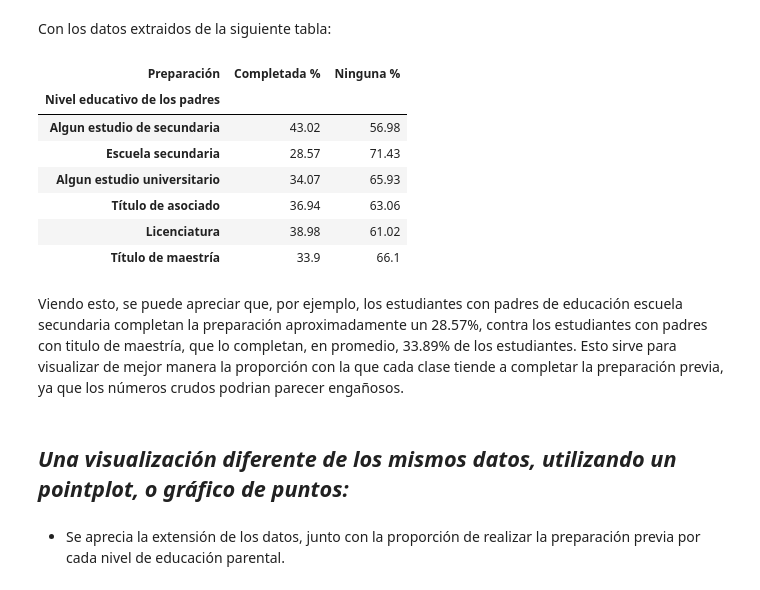
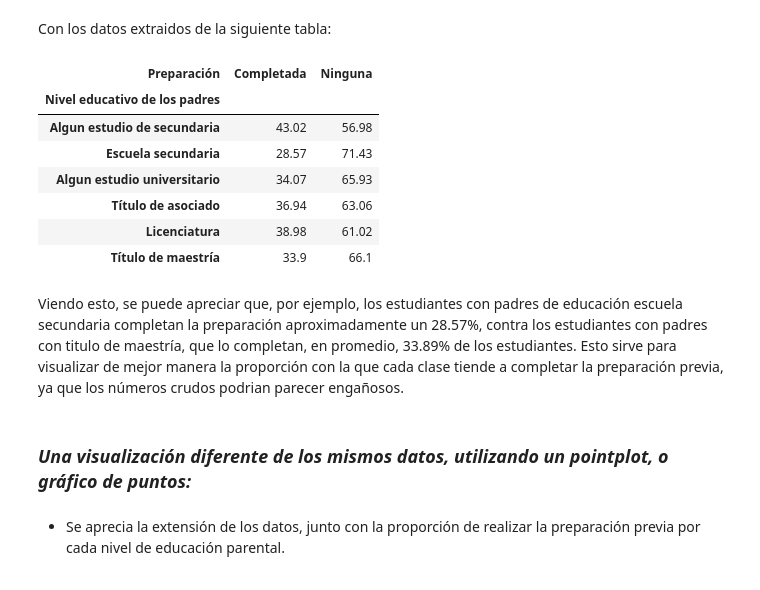
Before and after one commit to Zadquiel-niev/StudentsPerformance-G5-G6-Grupo-5, a Jupyter notebook: jupyter.ipynb, the cells around one changed output. Drawn from its saved outputs; the diff is of its cells as text; code cells hidden in the pictures.

```diff
--- a/jupyter.ipynb
+++ b/jupyter.ipynb
@@ -148,26 +148,24 @@ Con los datos extraidos de la siguiente tabla:
 # %%
 tabla_porcentajes_redondeado = tabla_porcentajes.round(2).reindex([
     "Algun estudio de secundaria",
     "Escuela secundaria",
     "Algun estudio universitario",
     "Título de asociado",
     "Licenciatura",
     "Título de maestría",
 ])
 
 pd.set_option('display.notebook_repr_html', True)
 
 def _repr_latex_(self):
     return "{%s}" % self.to_latex()
 
 pd._repr_latex_ = _repr_latex_
 
 tabla_porcentajes_redondeado = tabla_porcentajes_redondeado.astype(str)
-tabla_porcentajes_redondeado = tabla_porcentajes_redondeado.rename(columns={'Completada' : 'Completada %',
-                                             'Ninguna' : 'Ninguna %'})
 tabla_porcentajes_redondeado
 # %% [output]
-| Preparación | Completada % | Ninguna % |
+| Preparación | Completada | Ninguna |
 | Nivel educativo de los padres |  |  |
 | Algun estudio de secundaria | 43.02 | 56.98 |
 | Escuela secundaria | 28.57 | 71.43 |
@@ -178,7 +176,7 @@ tabla_porcentajes_redondeado
 # %% [markdown]
 Viendo esto, se puede apreciar que, por ejemplo, los estudiantes con padres de educación escuela secundaria completan la preparación aproximadamente un 28.57%, contra los estudiantes con padres con titulo de maestría, que lo completan, en promedio, 33.89% de los estudiantes. Esto sirve para visualizar de mejor manera la proporción con la que cada clase tiende a completar la preparación previa, ya que los números crudos podrian parecer engañosos.
 # %% [markdown]
-## *Una visualización diferente de los mismos datos, utilizando un pointplot, o gráfico de puntos:*
+### *Una visualización diferente de los mismos datos, utilizando un pointplot, o gráfico de puntos:*
 # %% [markdown]
 - Se aprecia la extensión de los datos, junto con la proporción de realizar la preparación previa por cada nivel de educación parental.
 # %%
```
Also changed, not shown: parts of 6 cells of this notebook.
